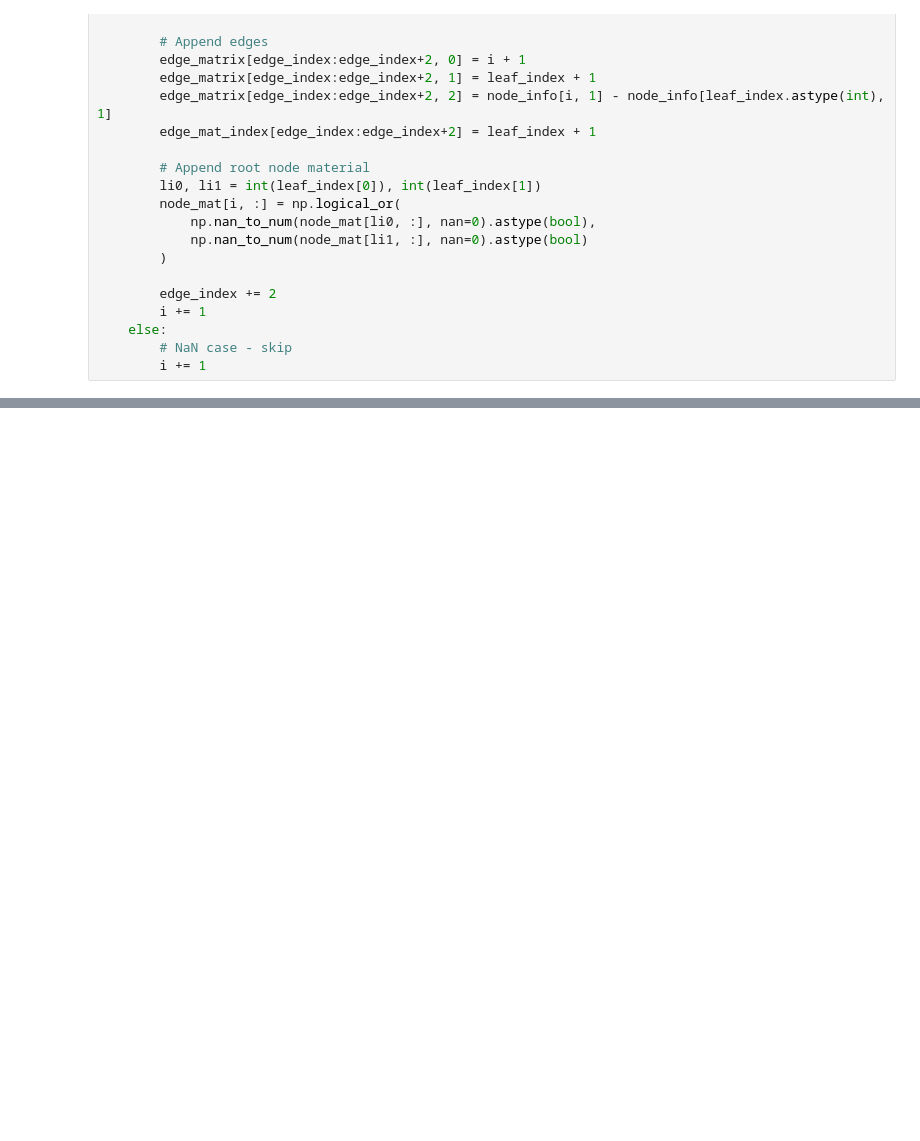
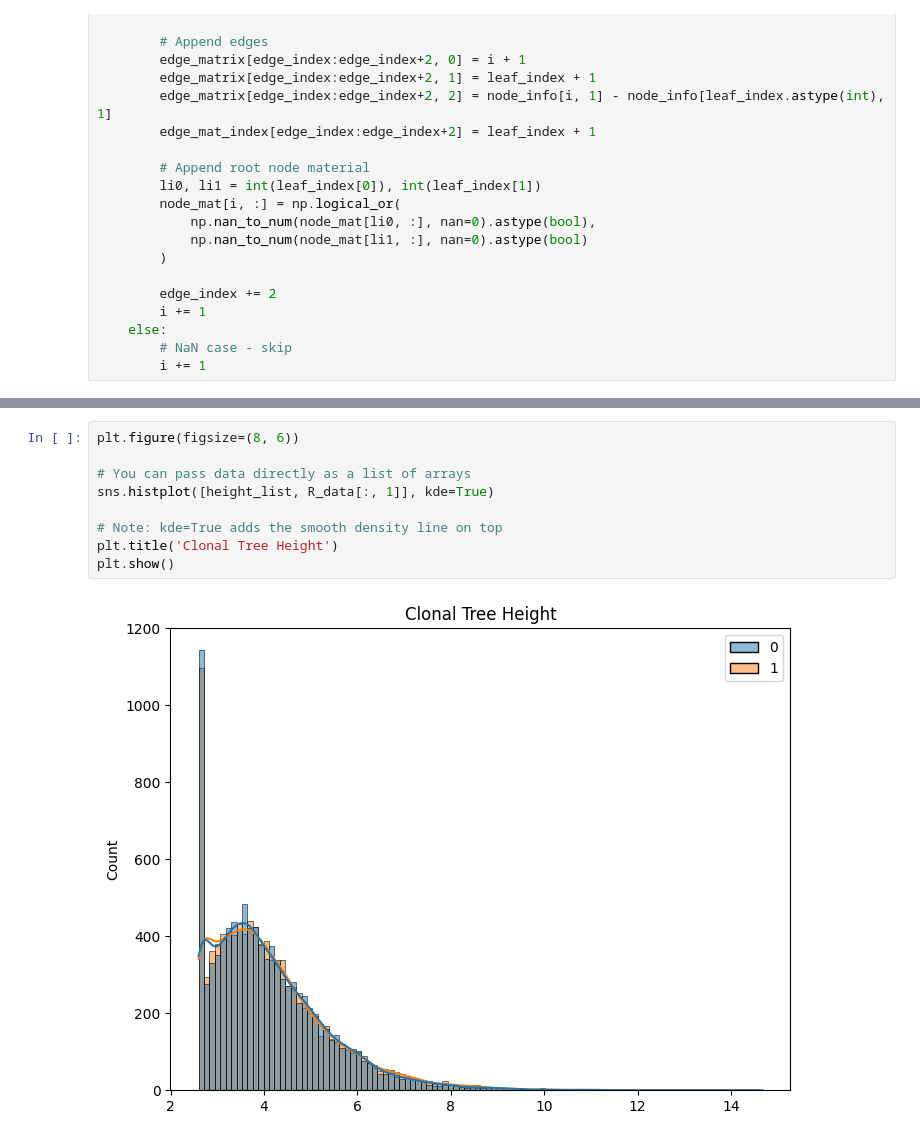
Before and after one commit to haochu-liu/likelihood-free, a Jupyter notebook: python/test_pysimARG/ClonalOrigon.ipynb, the cells around one changed output, grey strips where cells are left out. Cells and saved outputs as stored; diff of their text form; blank space fills up the shorter version.

```diff
--- a/python/test_pysimARG/ClonalOrigon.ipynb
+++ b/python/test_pysimARG/ClonalOrigon.ipynb
@@ -788,0 +687,11 @@ array([[ 1.00000000e+00,  0.00000000e+00,  0.00000000e+00,
+# %%
+plt.figure(figsize=(8, 6))
+
+# You can pass data directly as a list of arrays
+sns.histplot([height_list, R_data[:, 1]], kde=True)
+
+# Note: kde=True adds the smooth density line on top
+plt.title('Clonal Tree Height')
+plt.show()
+# %% [output]
+[figure, added]
```
Also changed, not shown: parts of 34 cells of this notebook, 1 other file.
